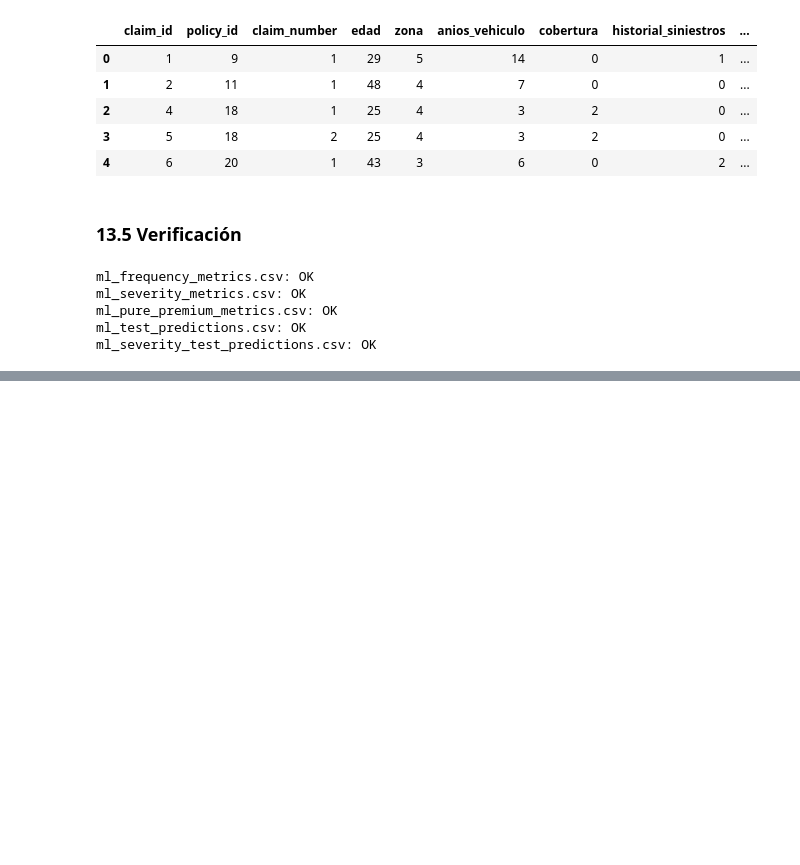
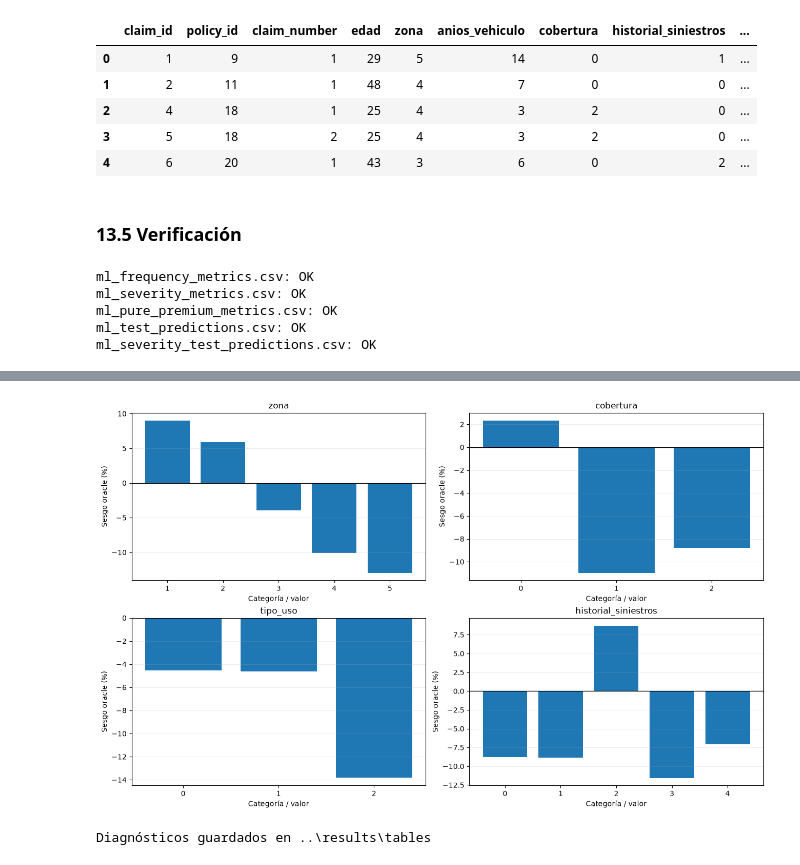
Before and after one commit to ActuarioDereckFuzz/Modelos_estadisticosvsMLvsDeep-Learning, a Jupyter notebook: notebooks/04_machine_learning.ipynb, the cells around one changed output, grey strips where cells are left out. Saved outputs shown, nothing was run; the diff lists cells and outputs as text; code cells hidden in the pictures; blank space fills up the shorter version.

```diff
--- a/notebooks/04_machine_learning.ipynb
+++ b/notebooks/04_machine_learning.ipynb
@@ -3965,0 +4151,29 @@ ml_severity_test_predictions.csv: OK
+# %%
+# Diagnóstico del modelo directo ganador: sesgo oracle por variable.
+fig, axes = plt.subplots(2, 2, figsize=(13, 8), constrained_layout=True)
+for ax, variable in zip(axes.flat, segment_columns):
+    subset = ml_segment_calibration.loc[
+        (ml_segment_calibration["model"] == "XGBoost directo")
+        & (ml_segment_calibration["segment_type"] == variable)
+    ].sort_values("segment_value")
+    bar_labels = [str(v) for v in subset["segment_value"]]
+    ax.bar(bar_labels, 100 * subset["sesgo_rel_oracle"])
+    ax.axhline(0, color="black", linewidth=1)
+    ax.set(title=variable, xlabel="Categoría / valor", ylabel="Sesgo oracle (%)")
+    ax.grid(alpha=0.2, axis="y")
+    for j, (_, segment) in enumerate(subset.iterrows()):
+        if segment["n_menor_30"]:
+            ax.text(j, segment["sesgo_rel_oracle"] * 100, "n<30", ha="center", va="bottom", fontsize=8)
+plt.show()
+# %% [output]
+[figure, added]
+# %%
+ml_segment_calibration.to_csv(
+    RESULTS_DIR / "ml_segment_calibration.csv", index=False
+)
+ml_decile_calibration.to_csv(
+    RESULTS_DIR / "ml_decile_calibration.csv", index=False
+)
+print("Diagnósticos guardados en", RESULTS_DIR)
+# %% [output]
+Diagnósticos guardados en ..\results\tables
```
Also changed, not shown: parts of 39 cells of this notebook, 17 other files.
